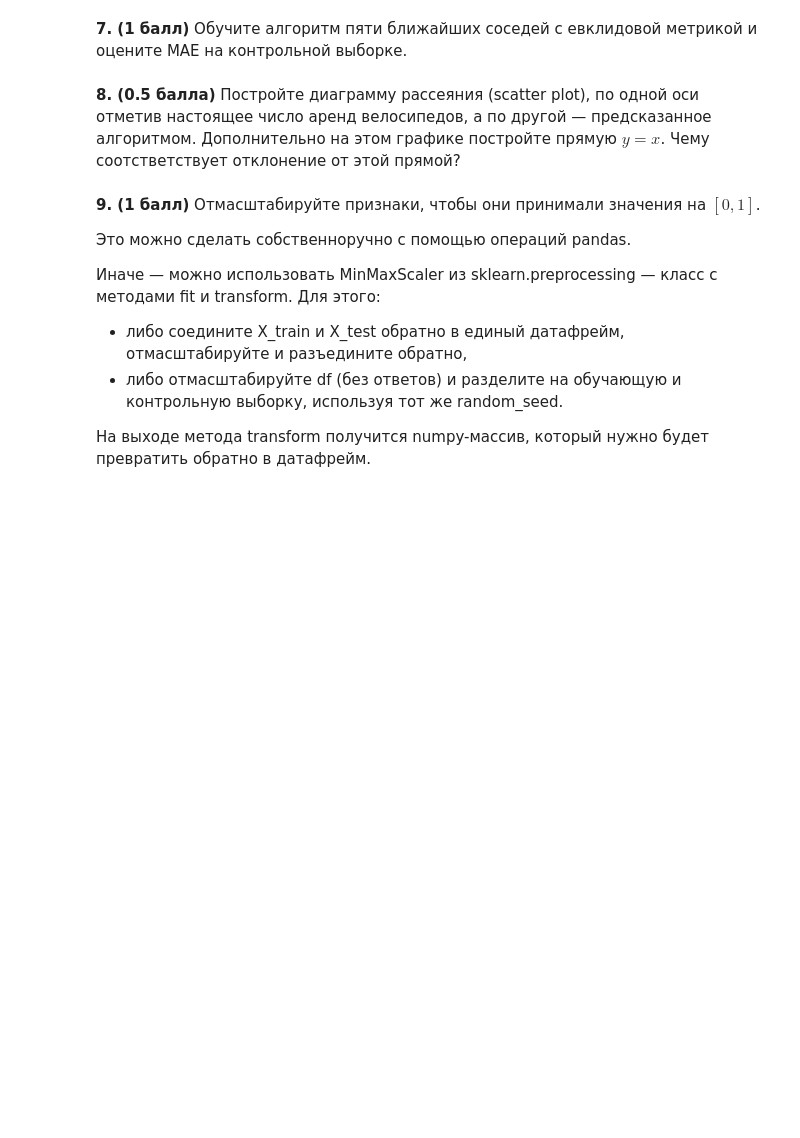
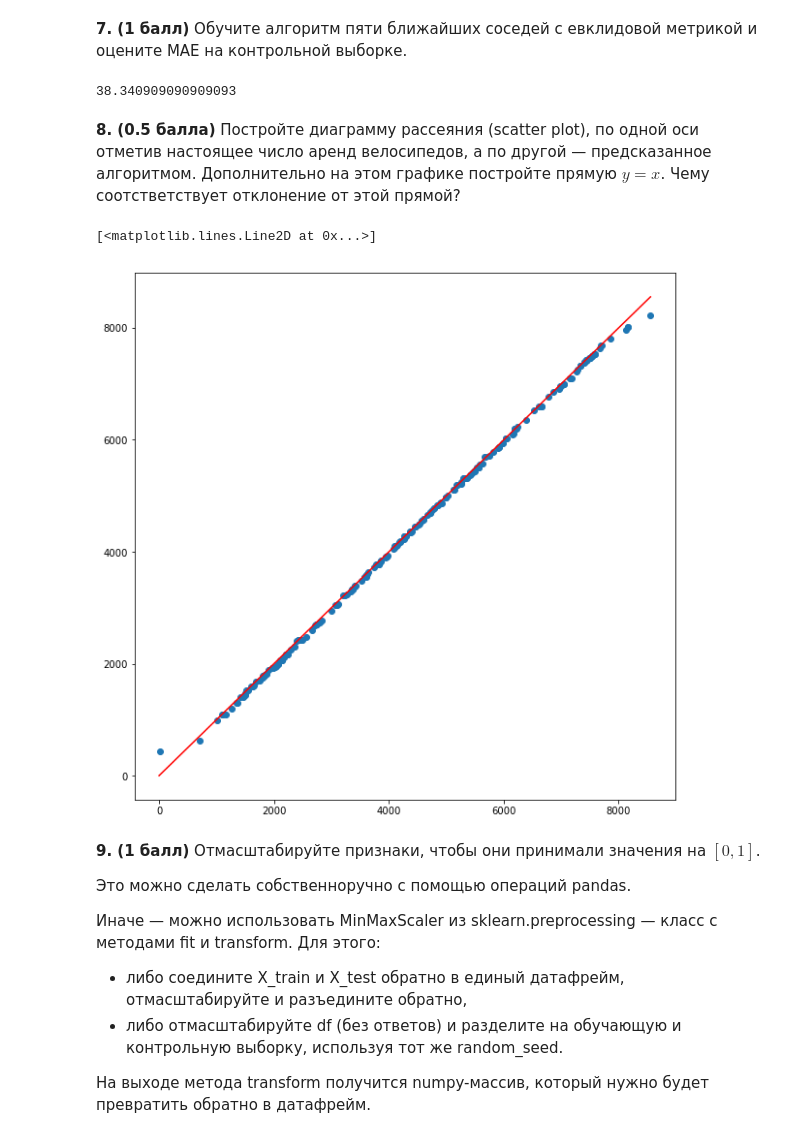
Before and after one commit to BobrG/IreneGit, a Jupyter notebook: HW1.ipynb, the cells around one changed output. Cells and saved outputs as stored; diff of their text form; code cells hidden in the pictures; blank space fills up the shorter version.

```diff
--- a/HW1.ipynb
+++ b/HW1.ipynb
@@ -92,3 +100,9 @@ data = data.drop(['instant', 'dteday', 'casual', 'registered'], axis=1)
 Замечание 1: установите random_seed, чтобы генератор псевдослучайных чисел работал всегда одинаково.
 
 Замечание 2: если в sklearn.model_selection нет функции train_test_split, обновите scikit-learn.
+# %%
+from sklearn.model_selection import train_test_split
+df_ans = data['cnt']
+data.drop('cnt', axis=1)
+X_train, X_test, y_train, y_test = train_test_split(data, df_ans, test_size=0.3, random_state=42)
+X_train
@@ -95,7 +128,23 @@ data = data.drop(['instant', 'dteday', 'casual', 'registered'], axis=1)
 # %% [markdown]
 **7. (1 балл)** Обучите алгоритм пяти ближайших соседей с евклидовой метрикой и оцените MAE на контрольной выборке.
+# %%
+from sklearn.neighbors import KNeighborsClassifier
+from sklearn.metrics import mean_absolute_error
+clf = KNeighborsClassifier(n_neighbors=5, metric='euclidean')
+clf.fit(X_train, y_train)
+y_pred = clf.predict(X_test)
+mean_absolute_error(y_test, y_pred)
+# %% [output]
+38.340909090909093
 # %% [markdown]
 **8. (0.5 балла)** Постройте диаграмму рассеяния (scatter plot), по одной оси отметив настоящее число аренд велосипедов, а по другой — предсказанное алгоритмом. Дополнительно на этом графике постройте прямую $y = x$. Чему соотстветствует отклонение от этой прямой?
+# %%
+fig1 = plt.figure(figsize=(10,10))
+plt.scatter(y_test, y_pred)
+plt.plot(np.linspace(0, max(y_test)), np.linspace(0, max(y_test)), 'r')
+# %% [output]
+[<matplotlib.lines.Line2D at 0x...>]
+[figure, added]
 # %% [markdown]
 **9. (1 балл)** Отмасштабируйте признаки, чтобы они принимали значения на $[0, 1]$.
 
```
Also changed, not shown: parts of 5 cells of this notebook.
